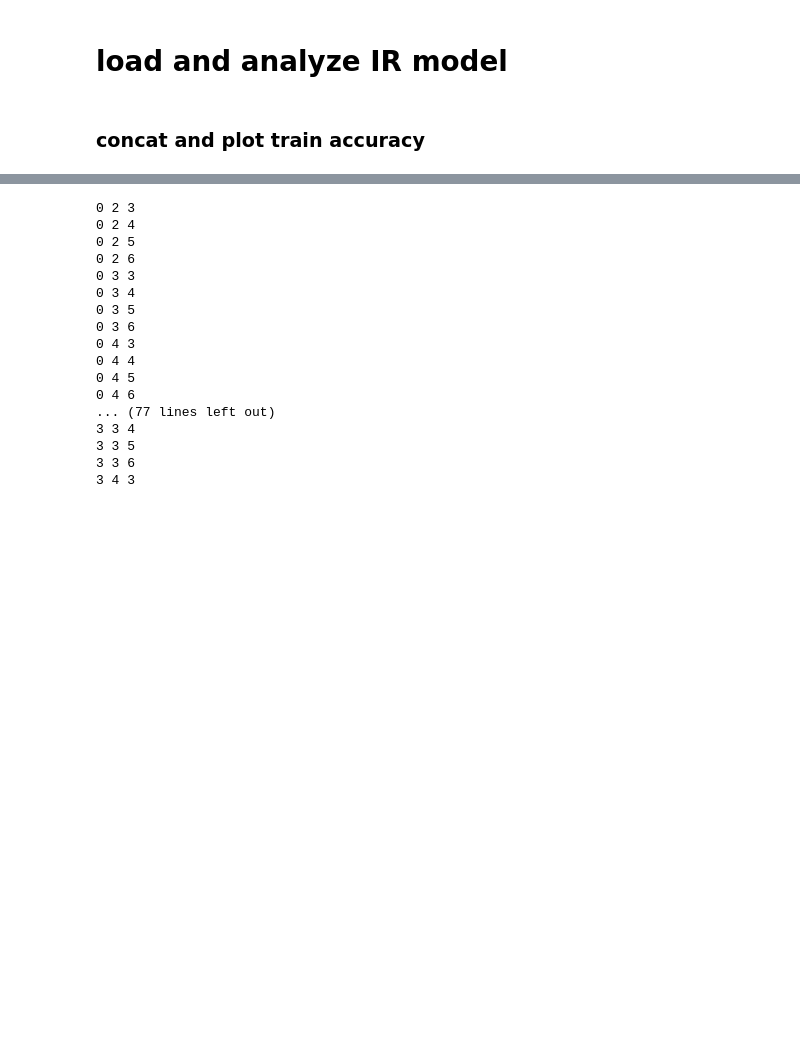
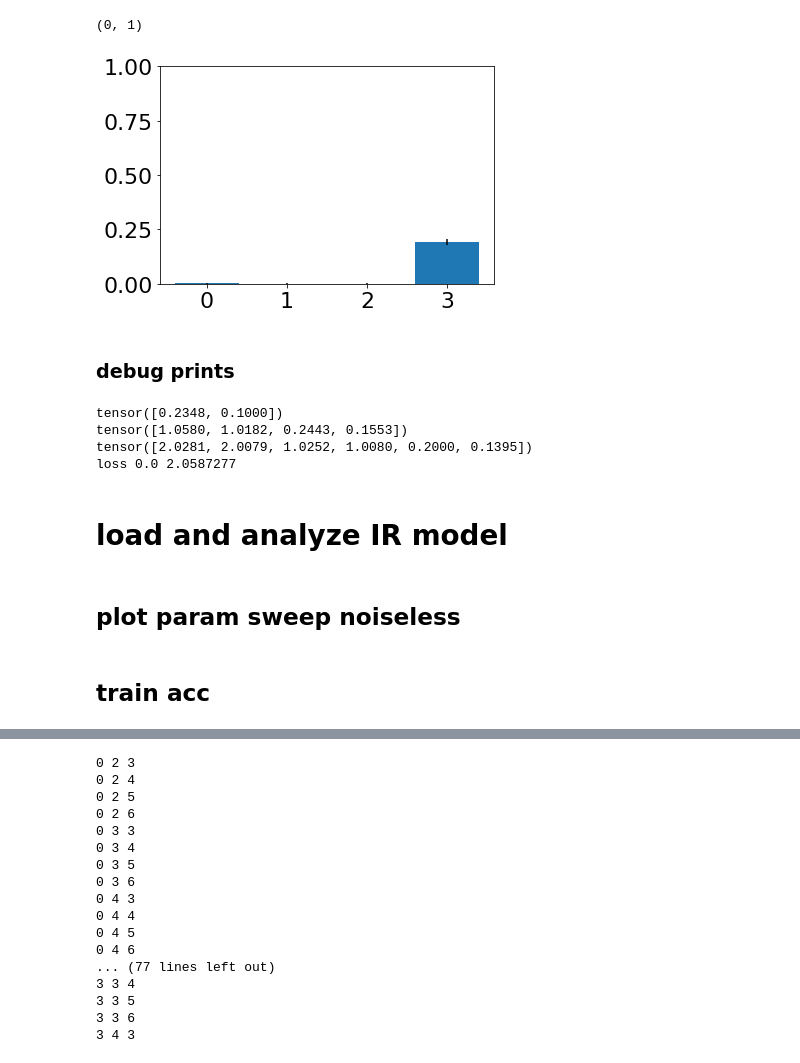
Before and after one commit to andrebeu/nback, a Jupyter notebook: pure EM - item recognition.ipynb, the cells around one changed output, grey strips where cells are left out. Cells and saved outputs as stored; diff of their text form; code cells hidden in the pictures; blank space fills up the shorter version.

```diff
--- a/pure EM - item recognition.ipynb
+++ b/pure EM - item recognition.ipynb
@@ -27,4 +107,41 @@ def mov_avg(arr,wind=5000):
+# %%
+net.emthresh = .15
+itr = 1000
+evsc = -np.ones([itr,setsize])
+for pos in range(1,5):
+#   print(pos)
+  for i in range(itr):
+    C,X,yt = task.gen_serial_position_trial(setsize,pos)
+    yh = net(C,X)
+    evsc[i,pos-1] = (maxsoftmax(yh) == yt).squeeze()
+# %%
+ac = evsc.mean(0)
+s = evsc.std(0)/np.sqrt(itr)
+plt.bar(np.arange(len(ac)),ac,yerr=s)
+plt.ylim(0,1)
+# %% [output]
+(0, 1)
+[figure, added]
+# %% [markdown]
+### debug prints
+# %%
+sedim = 2
+cedim = 2
+stsize = 25
+emthresh = 1
+seed = np.random.randint(999)
+task = ItemRecognitionTask(sedim,cedim,ntokens=150,seed=seed)
+net = ItemRecognitionEM(sedim,cedim,stsize,emthresh,seed=seed)
+ntrials = 3
+setsize = 2
+tr_neps = 1
+_ = run_model(net,task,tr_neps,ntrials,setsize,training=True,verb=True)
+# %% [output]
+tensor([0.2348, 0.1000])
+tensor([1.0580, 1.0182, 0.2443, 0.1553])
+tensor([2.0281, 2.0079, 1.0252, 1.0080, 0.2000, 0.1395])
+loss 0.0 2.0587277
 # %% [markdown]
 # load and analyze IR model
-# %% [markdown]
-### concat and plot train accuracy
+# %% [markdown]
+## plot param sweep noiseless
@@ -30,0 +176,2 @@ def mov_avg(arr,wind=5000):
+# %% [markdown]
+## train acc
```
Also changed, not shown: parts of 32 cells of this notebook, 6 other files.
